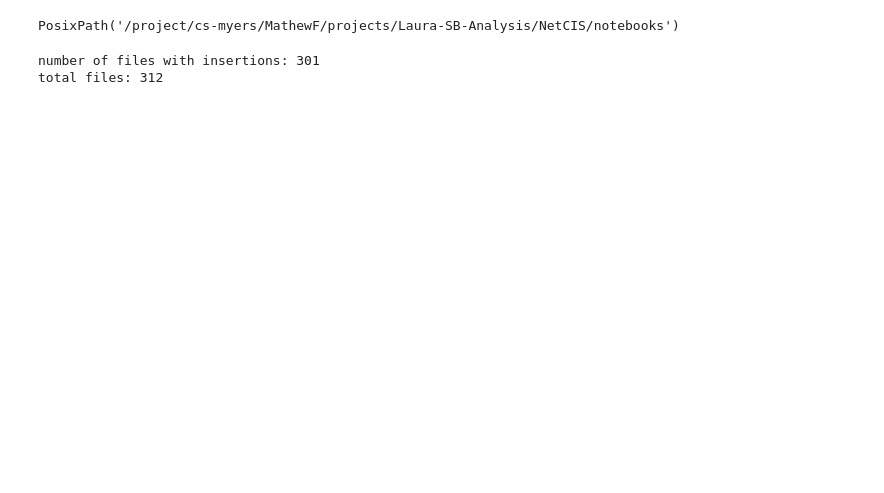
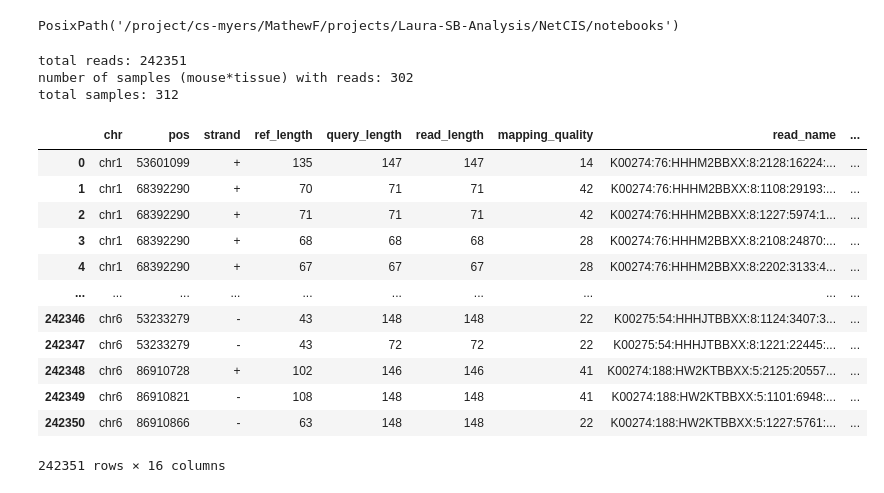
Before and after one commit to RogersLabGroup/NetCIS, a Jupyter notebook: notebooks/preprocess_insertions_analysis.ipynb, the cells around one changed output. Drawn from its saved outputs; the diff is of its cells as text; code cells hidden in the pictures; blank space fills up the shorter version.

```diff
--- a/notebooks/preprocess_insertions_analysis.ipynb
+++ b/notebooks/preprocess_insertions_analysis.ipynb
@@ -10,7 +10,7 @@ Path.cwd()
 # %% [output]
 PosixPath('/project/cs-myers/MathewF/projects/Laura-SB-Analysis/NetCIS/notebooks')
 # %%
-insertion_files = Path("/project/cs-myers/MathewF/projects/Laura-SB-Analysis/output/2020_SB-insertions/")
+insertion_files = Path("/project/cs-myers/MathewF/projects/Laura-SB-Analysis/output/2020_SB-no_threshold-insertions/")
 input_file = Path("/project/cs-myers/MathewF/projects/Laura-SB-Analysis/input.tsv")
 # %%
 insert_list = []
@@ -22,12 +22,30 @@ for file in insertion_files.iterdir():
     tmp_df["tissue"] = tissue_type.split(".")[0]  # RT/LT/S
     insert_list.append(tmp_df)
 inserts_df = pd.concat(insert_list, ignore_index=True)
+print(f"total reads: {len(inserts_df)}")
 
 file_count = len(inserts_df.groupby(by=["tumor_model", "sample_id", "tissue"]).count())
-print(f"number of files with insertions: {file_count}")
+print(f"number of samples (mouse and tissues) with reads: {file_count}")
 
 in_df = pd.read_csv(input_file, sep="\t", header=None)
-print(f"total files: {len(in_df)}")
+print(f"total samples: {len(in_df)}")
 # %% [output]
-number of files with insertions: 301
-total files: 312
+total reads: 242351
+number of samples (mouse*tissue) with reads: 302
+total samples: 312
+# %%
+inserts_df
+# %% [output]
+|  | chr | pos | strand | ref_length | query_length | read_length | mapping_quality | read_name | ... |
+| 0 | chr1 | 53601099 | + | 135 | 147 | 147 | 14 | K00274:76:HHHM2BBXX:8:2128:16224:... | ... |
+| 1 | chr1 | 68392290 | + | 70 | 71 | 71 | 42 | K00274:76:HHHM2BBXX:8:1108:29193:... | ... |
+| 2 | chr1 | 68392290 | + | 71 | 71 | 71 | 42 | K00274:76:HHHM2BBXX:8:1227:5974:1... | ... |
+| 3 | chr1 | 68392290 | + | 68 | 68 | 68 | 28 | K00274:76:HHHM2BBXX:8:2108:24870:... | ... |
+| 4 | chr1 | 68392290 | + | 67 | 67 | 67 | 28 | K00274:76:HHHM2BBXX:8:2202:3133:4... | ... |
+| ... | ... | ... | ... | ... | ... | ... | ... | ... | ... |
+| 242346 | chr6 | 53233279 | - | 43 | 148 | 148 | 22 | K00275:54:HHHJTBBXX:8:1124:3407:3... | ... |
+| 242347 | chr6 | 53233279 | - | 43 | 72 | 72 | 22 | K00275:54:HHHJTBBXX:8:1221:22445:... | ... |
+| 242348 | chr6 | 86910728 | + | 102 | 146 | 146 | 41 | K00274:188:HW2KTBBXX:5:2125:20557... | ... |
+| 242349 | chr6 | 86910821 | - | 108 | 148 | 148 | 41 | K00274:188:HW2KTBBXX:5:1101:6948:... | ... |
+| 242350 | chr6 | 86910866 | - | 63 | 148 | 148 | 22 | K00274:188:HW2KTBBXX:5:1227:5761:... | ... |
+242351 rows × 16 columns
```
Also changed, not shown: parts of 1 cell of this notebook, 4 other files.
